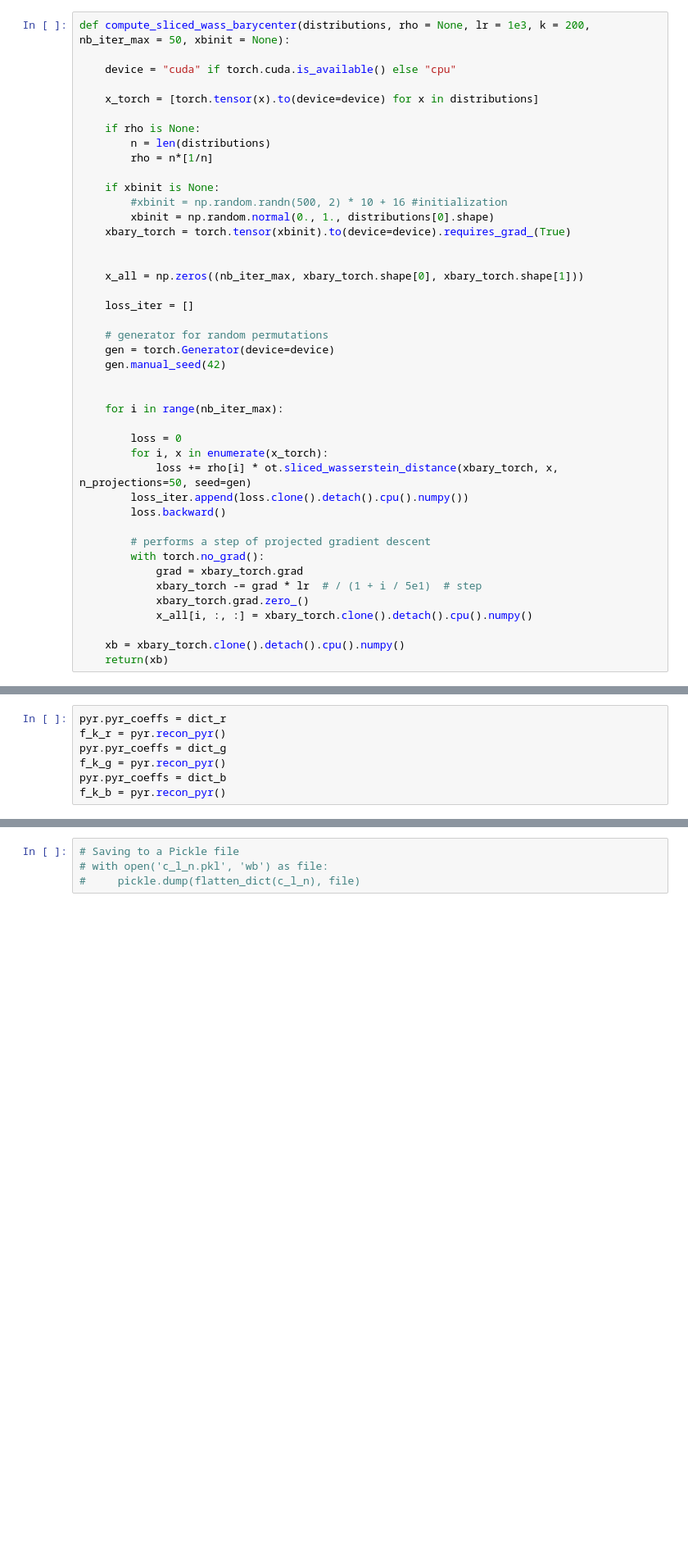
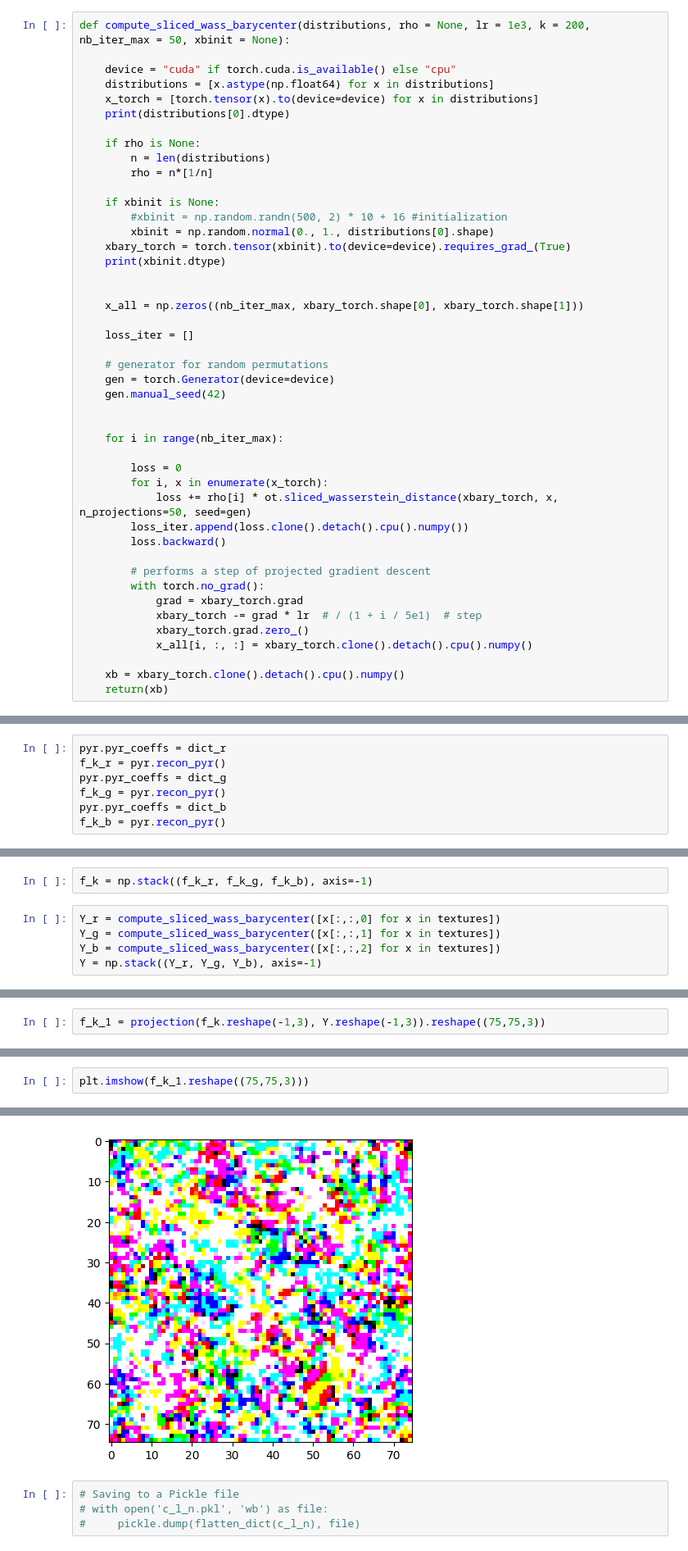
Before and after one commit to mchabrol/Convolutional-Wasserstein-Distances, a Jupyter notebook: notebook_marion.ipynb, the cells around one changed output, grey strips where cells are left out. Shown at 82% size. Drawn from its saved outputs; the diff is of its cells as text; blank space fills up the shorter version.

```diff
--- a/notebook_marion.ipynb
+++ b/notebook_marion.ipynb
@@ -19,8 +19,9 @@ textures = [image1, image2]
 def compute_sliced_wass_barycenter(distributions, rho = None, lr = 1e3, k = 200, nb_iter_max = 50, xbinit = None):
 
     device = "cuda" if torch.cuda.is_available() else "cpu"
-
+    distributions = [x.astype(np.float64) for x in distributions]
     x_torch = [torch.tensor(x).to(device=device) for x in distributions]
+    print(distributions[0].dtype)
 
     if rho is None:
         n = len(distributions)
@@ -30,6 +31,7 @@ def compute_sliced_wass_barycenter(distributions, rho = None, lr = 1e3, k = 200,
         #xbinit = np.random.randn(500, 2) * 10 + 16 #initialization
         xbinit = np.random.normal(0., 1., distributions[0].shape)
     xbary_torch = torch.tensor(xbinit).to(device=device).requires_grad_(True)
+    print(xbinit.dtype)
 
 
     x_all = np.zeros((nb_iter_max, xbary_torch.shape[0], xbary_torch.shape[1]))
@@ -232,0 +230,7 @@ plt.imshow(f_k_b)
+# %%
+f_k = np.stack((f_k_r, f_k_g, f_k_b), axis=-1)
+# %%
+Y_r = compute_sliced_wass_barycenter([x[:,:,0] for x in textures])
+Y_g = compute_sliced_wass_barycenter([x[:,:,1] for x in textures])
+Y_b = compute_sliced_wass_barycenter([x[:,:,2] for x in textures])
+Y = np.stack((Y_r, Y_g, Y_b), axis=-1)
@@ -232,0 +244,2 @@ plt.imshow(f_k_b)
+# %%
+f_k_1 = projection(f_k.reshape(-1,3), Y.reshape(-1,3)).reshape((75,75,3))
@@ -232,0 +249,3 @@ plt.imshow(f_k_b)
+# %%
+plt.imshow(f_k_1.reshape((75,75,3)))
+# %% [output]
@@ -233,3 +254,4 @@ plt.imshow(f_k_b)
+[figure, added]
 # %%
 # Saving to a Pickle file
 # with open('c_l_n.pkl', 'wb') as file:
```
Also changed, not shown: parts of 4 cells of this notebook.
